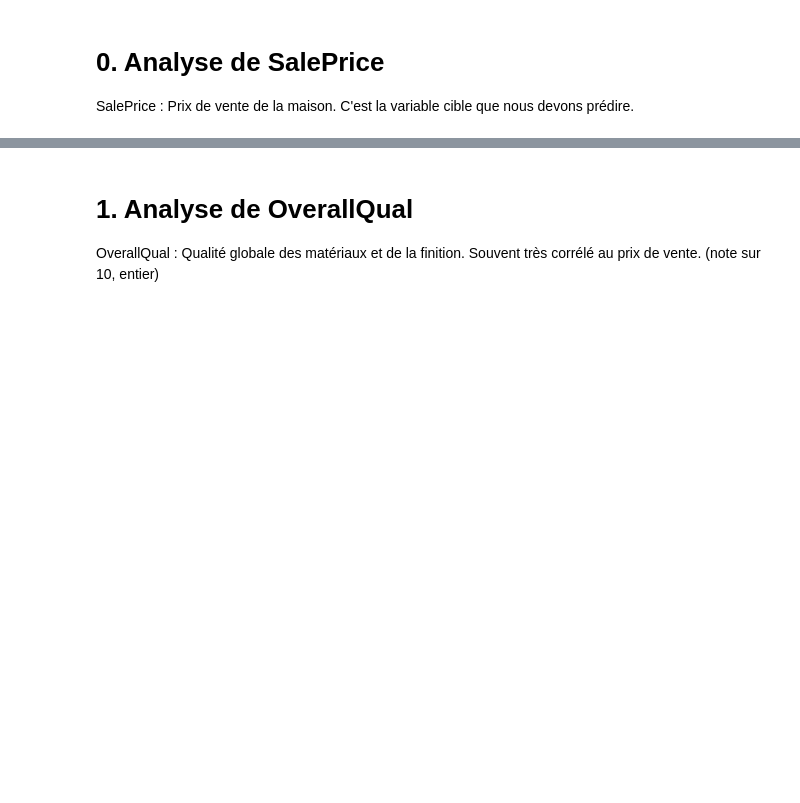
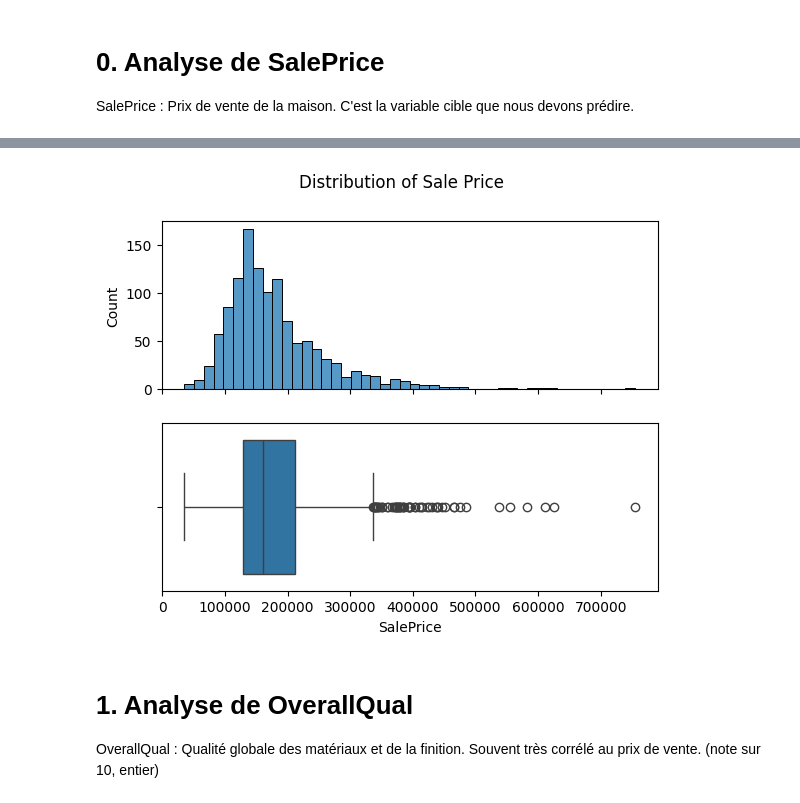
Before and after one commit to SimonGallien/prix-immobilier, a Jupyter notebook: EDA_Univariate.ipynb, the cells around one changed output, grey strips where cells are left out. Drawn from its saved outputs; the diff is of its cells as text; code cells hidden in the pictures; blank space fills up the shorter version.

```diff
--- a/EDA_Univariate.ipynb
+++ b/EDA_Univariate.ipynb
@@ -102,3 +118,11 @@ SalePrice : Prix de vente de la maison. C'est la variable cible que nous devons
+# %%
+fig, ax = plt.subplots(2, 1, sharex=True)
+sns.histplot(data=df, x="SalePrice", ax=ax[0])
+sns.boxplot(data=df, x="SalePrice", ax=ax[1])
+plt.suptitle("Distribution of Sale Price")
+plt.show()
+# %% [output]
+[figure, added]
 # %% [markdown]
 # 1. Analyse de OverallQual
 
```
Also changed, not shown: parts of 27 cells of this notebook.
